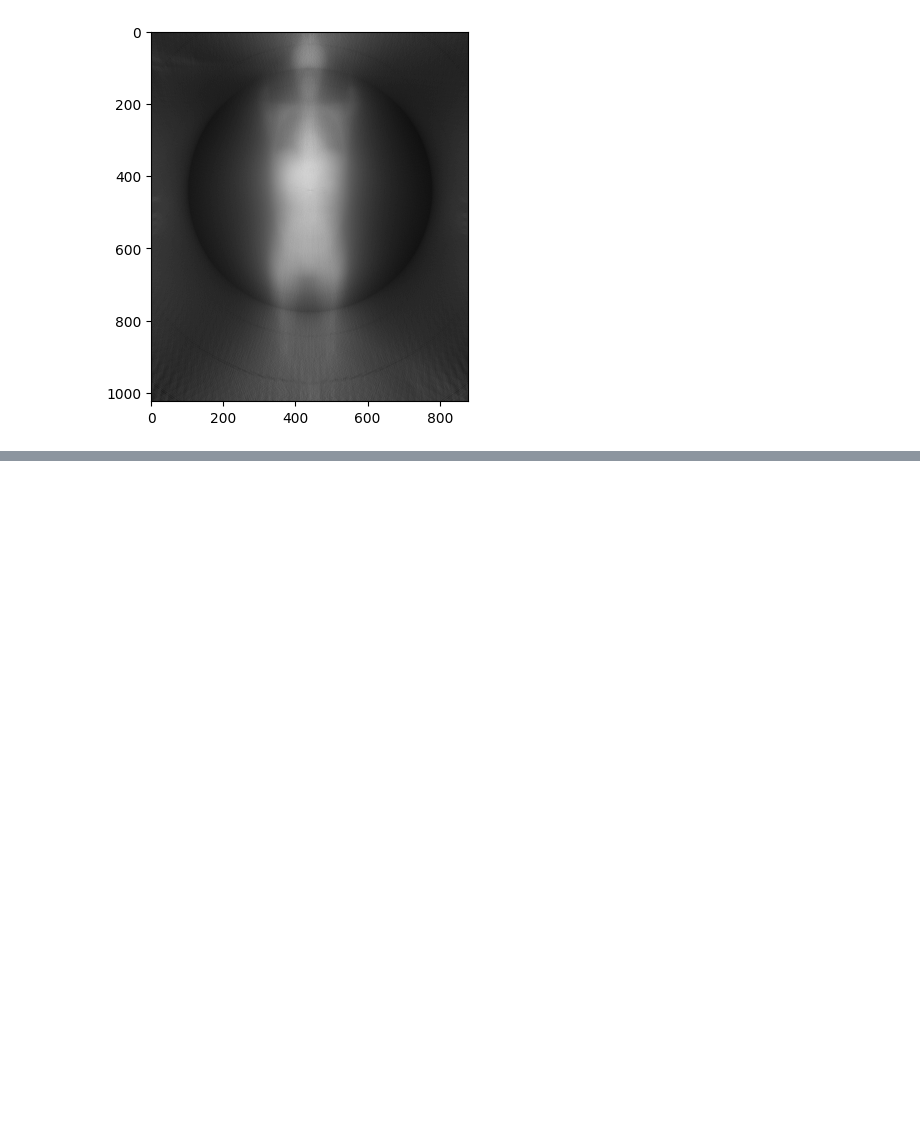
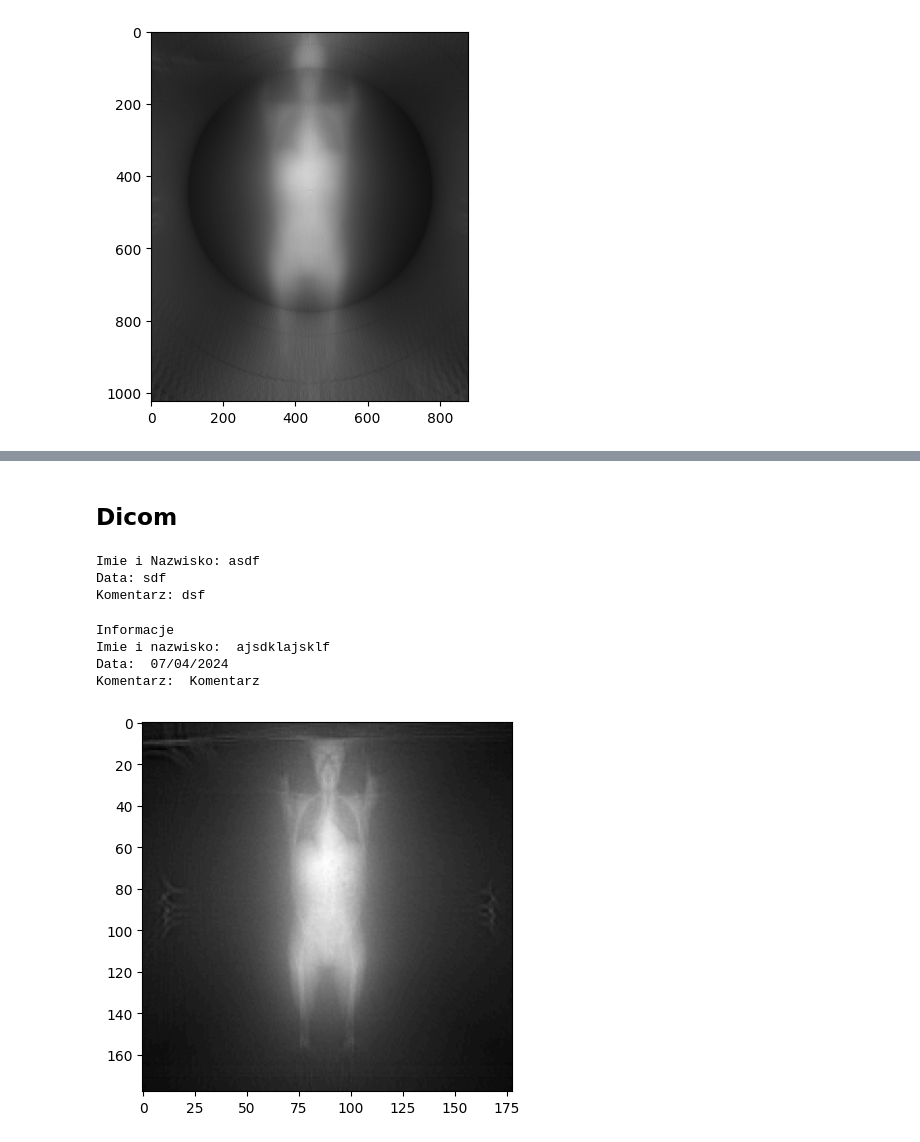
Before and after one commit to mr-SCWN/Informatyka-w-medycynie, a Jupyter notebook: Tomograf/nasz.ipynb, the cells around one changed output, grey strips where cells are left out. Drawn from its saved outputs; the diff is of its cells as text; code cells hidden in the pictures; blank space fills up the shorter version.

Commit message:
Dodałem: suwaki; iteracyjna prezentacja; format DICOM

```diff
--- a/Tomograf/nasz.ipynb
+++ b/Tomograf/nasz.ipynb
@@ -242,0 +301,79 @@ plt.plot()
+# %% [markdown]
+## Dicom
+# %%
+import pydicom
+import pydicom._storage_sopclass_uids
+
+def create_dicom(name_patient, date_patient, commentary_patient):
+    global constr_new
+    photo_dcm = (constr_new).astype(np.uint16)
+
+    meta = pydicom.Dataset()
+    meta.MediaStorageSOPClassUID = pydicom._storage_sopclass_uids.MRImageStorage
+    meta.MediaStorageSOPInstanceUID = pydicom.uid.generate_uid()
+    meta.TransferSyntaxUID = pydicom.uid.ExplicitVRLittleEndian
+
+    Data = pydicom.Dataset()
+    Data.file_meta = meta
+    Data.is_little_endian = True
+    Data.is_implicit_VR = False
+    Data.SOPClassUID = pydicom._storage_sopclass_uids.MRImageStorage
+    Data.PatientName = name_patient
+    Data.StudyDate = date_patient
+    Data.StudyDescription = commentary_patient
+    Data.Modality = "MR"
+    Data.SeriesInstanceUID = pydicom.uid.generate_uid()
+    Data.StudyInstanceUID = pydicom.uid.generate_uid()
+    Data.FrameOfReferenceUID = pydicom.uid.generate_uid()
+
+    Data.BitsAllocated = 16
+    Data.BitsStored = 16
+    Data.HighBit = 15
+    Data.SamplesPerPixel = 1
+    Data.ImagesInAcquisition = "1"
+    Data.Rows = photo_dcm.shape[0]
+    Data.Columns = photo_dcm.shape[1]
+
+    Data.ImagePositionPatient = r"0\0\1"
+    Data.ImageOrientationPatient = r"1\0\0\0\-1\0"
+    Data.ImageType = r"ORIGINAL\PRIMARY\AXIAL"
+    Data.RescaleIntercept = "0"
+    Data.RescaleSlope = "1"
+    Data.PixelSpacing = r"1\1"
+    Data.PhotometricInterpretation = "MONOCHROME2"
+    Data.PixelRepresentation = 1
+
+    pydicom.dataset.validate_file_meta(Data.file_meta, enforce_standard=True)
+    Data.PixelData = photo_dcm.tobytes()
+    Data.save_as("DICOM.dcm")
+
+
+
+
+name_patient = input("Imie i Nazwisko:")
+date_patient = input("Data:")
+commentary_patient = input("Komentarz:")
+# %% [output]
+Imie i Nazwisko: asdf
+Data: sdf
+Komentarz: dsf
+# %%
+def open_dicom(name_dcm, name_patient,date_patient,commentary_patient):
+    information = pydicom.dcmread(name_dcm, force=True)
+    name_patient = information.PatientName
+    date_patient = information.StudyDate
+    commentary_patient = information.StudyDescription
+    print("Informacje")
+    print("Imie i nazwisko: ", name_patient)
+    print("Data: ", date_patient)
+    print("Komentarz: ", commentary_patient)
+    plt.imshow(information.pixel_array,cmap="gray")
+
+
+open_dicom("DICOM.dcm", name_patient,date_patient,commentary_patient ) # nie mogę sprawdzić poprawnośc bo pisze za pomocą CMD i nie zapisać jeszcze raz nowy DICOM (ale chyba działa )
+# %% [output]
+Informacje
+Imie i nazwisko:  ajsdklajsklf
+Data:  07/04/2024
+Komentarz:  Komentarz
+[figure, added]
```
Also changed, not shown: parts of 10 cells of this notebook.
